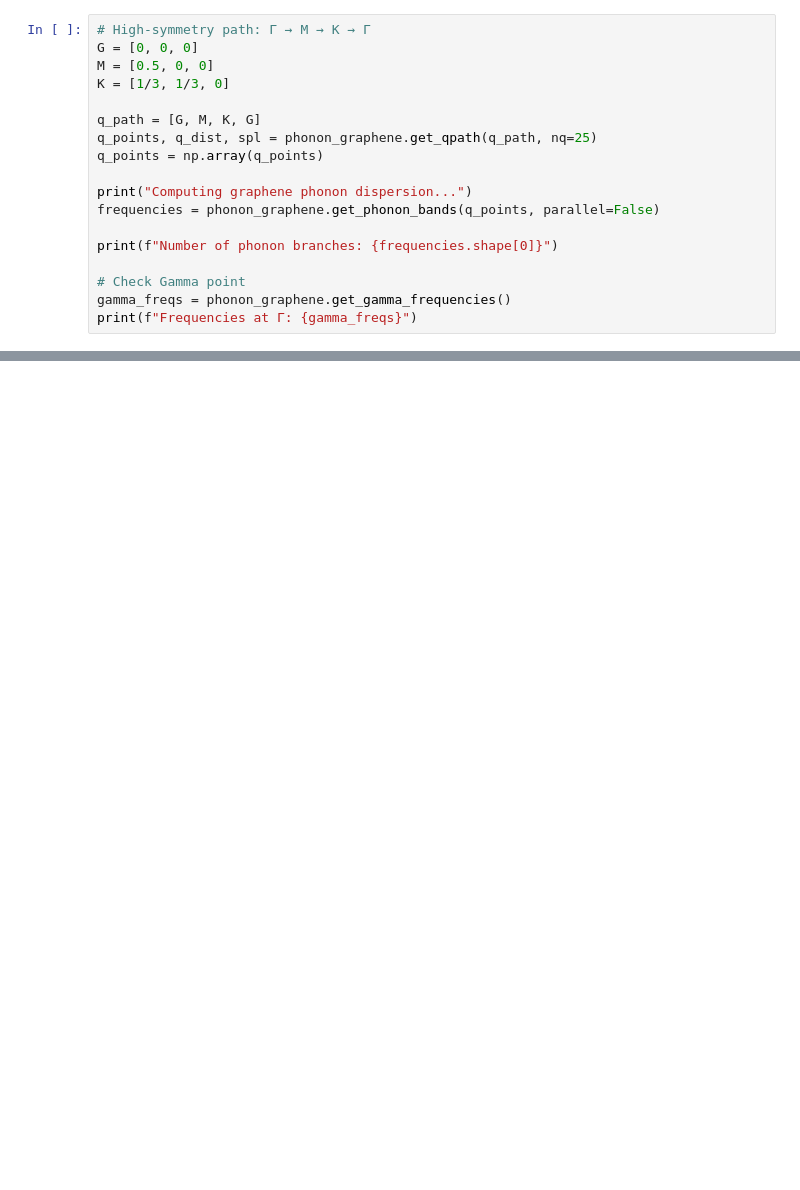
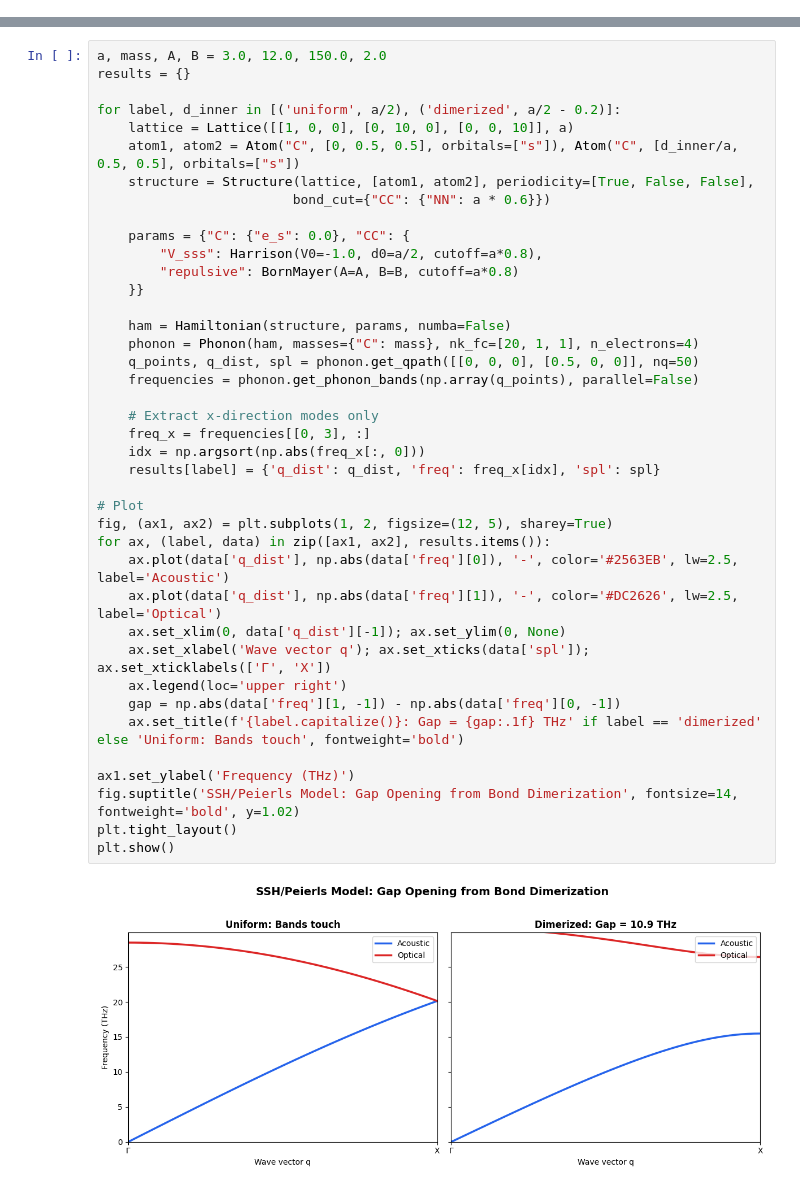
Before and after one commit to santoshkumarradha/pysktb, a Jupyter notebook: docs/source/examples/phonon_calculations.ipynb, the cells around one changed output, grey strips where cells are left out. Saved outputs shown, nothing was run; the diff lists cells and outputs as text; blank space fills up the shorter version.

```diff
--- a/docs/source/examples/phonon_calculations.ipynb
+++ b/docs/source/examples/phonon_calculations.ipynb
@@ -231,18 +54,0 @@ phonon_graphene = Phonon(
-# %%
-# High-symmetry path: Γ → M → K → Γ
-G = [0, 0, 0]
-M = [0.5, 0, 0]
-K = [1/3, 1/3, 0]
-
-q_path = [G, M, K, G]
-q_points, q_dist, spl = phonon_graphene.get_qpath(q_path, nq=25)
-q_points = np.array(q_points)
-
-print("Computing graphene phonon dispersion...")
-frequencies = phonon_graphene.get_phonon_bands(q_points, parallel=False)
-
-print(f"Number of phonon branches: {frequencies.shape[0]}")
-
-# Check Gamma point
-gamma_freqs = phonon_graphene.get_gamma_frequencies()
-print(f"Frequencies at Γ: {gamma_freqs}")
@@ -434,0 +59,42 @@ This notebook demonstrated phonon calculations in the tight-binding framework:
+# %%
+a, mass, A, B = 3.0, 12.0, 150.0, 2.0
+results = {}
+
+for label, d_inner in [('uniform', a/2), ('dimerized', a/2 - 0.2)]:
+    lattice = Lattice([[1, 0, 0], [0, 10, 0], [0, 0, 10]], a)
+    atom1, atom2 = Atom("C", [0, 0.5, 0.5], orbitals=["s"]), Atom("C", [d_inner/a, 0.5, 0.5], orbitals=["s"])
+    structure = Structure(lattice, [atom1, atom2], periodicity=[True, False, False],
+                         bond_cut={"CC": {"NN": a * 0.6}})
+
+    params = {"C": {"e_s": 0.0}, "CC": {
+        "V_sss": Harrison(V0=-1.0, d0=a/2, cutoff=a*0.8),
+        "repulsive": BornMayer(A=A, B=B, cutoff=a*0.8)
+    }}
+
+    ham = Hamiltonian(structure, params, numba=False)
+    phonon = Phonon(ham, masses={"C": mass}, nk_fc=[20, 1, 1], n_electrons=4)
+    q_points, q_dist, spl = phonon.get_qpath([[0, 0, 0], [0.5, 0, 0]], nq=50)
+    frequencies = phonon.get_phonon_bands(np.array(q_points), parallel=False)
+
+    # Extract x-direction modes only
+    freq_x = frequencies[[0, 3], :]
+    idx = np.argsort(np.abs(freq_x[:, 0]))
+    results[label] = {'q_dist': q_dist, 'freq': freq_x[idx], 'spl': spl}
+
+# Plot
+fig, (ax1, ax2) = plt.subplots(1, 2, figsize=(12, 5), sharey=True)
+for ax, (label, data) in zip([ax1, ax2], results.items()):
+    ax.plot(data['q_dist'], np.abs(data['freq'][0]), '-', color='#2563EB', lw=2.5, label='Acoustic')
+    ax.plot(data['q_dist'], np.abs(data['freq'][1]), '-', color='#DC2626', lw=2.5, label='Optical')
+    ax.set_xlim(0, data['q_dist'][-1]); ax.set_ylim(0, None)
+    ax.set_xlabel('Wave vector q'); ax.set_xticks(data['spl']); ax.set_xticklabels(['Γ', 'X'])
+    ax.legend(loc='upper right')
+    gap = np.abs(data['freq'][1, -1]) - np.abs(data['freq'][0, -1])
+    ax.set_title(f'{label.capitalize()}: Gap = {gap:.1f} THz' if label == 'dimerized' else 'Uniform: Bands touch', fontweight='bold')
+
+ax1.set_ylabel('Frequency (THz)')
+fig.suptitle('SSH/Peierls Model: Gap Opening from Bond Dimerization', fontsize=14, fontweight='bold', y=1.02)
+plt.tight_layout()
+plt.show()
+# %% [output]
+[figure, added]
```
Also changed, not shown: parts of 25 cells of this notebook, 4 other files.
